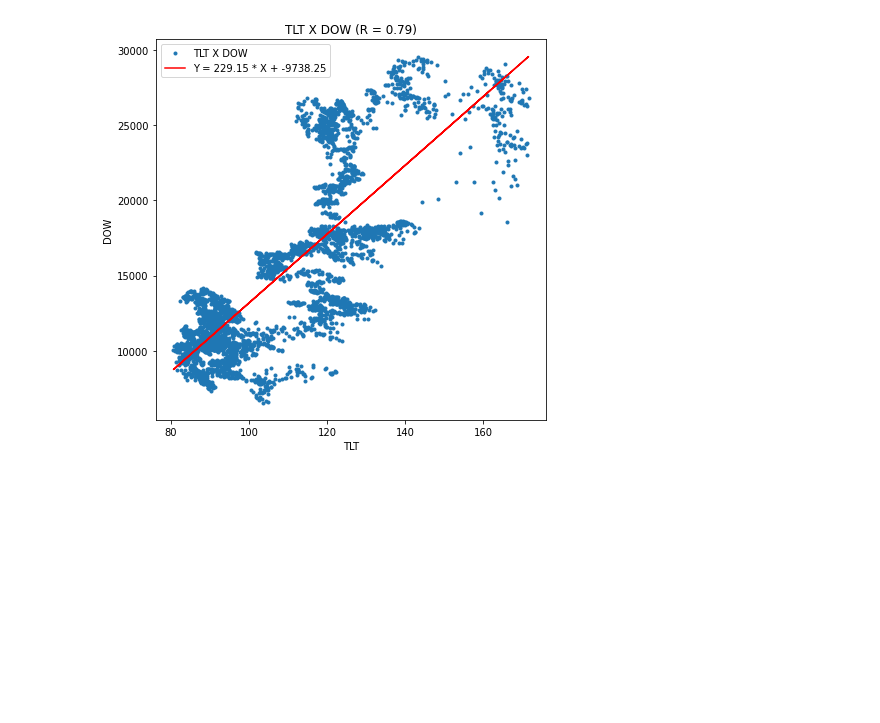
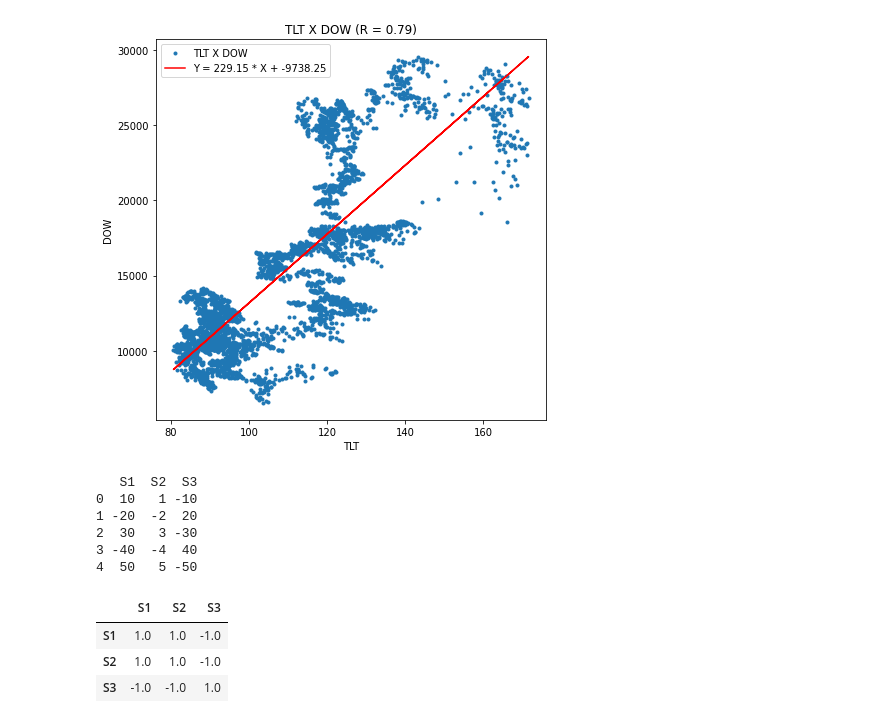
Before and after one commit to yeonhodev/python_stock_trading, a Jupyter notebook: kospi_dow_comparison.ipynb, the cells around one changed output. Drawn from its saved outputs; the diff is of its cells as text; code cells hidden in the pictures; blank space fills up the shorter version.

```diff
--- a/kospi_dow_comparison.ipynb
+++ b/kospi_dow_comparison.ipynb
@@ -297,3 +297,32 @@ plt.show()
 [*********************100%***********************]  1 of 1 completed
 [*********************100%***********************]  1 of 1 completed
 [figure]
+# %%
+# 상관계수에 따른 리스크 완화
+import pandas as pd
+
+# 임의의 정수로 시리즈를 생성한다.
+s1 = pd.Series([+10, -20, +30, -40, +50])
+# s2는 s1의 시리즈와 변동 비율과 부호가 같지만, 값은 다른 시리즈를 생성한다.
+s2 = pd.Series([+1, -2, +3, -4, +5])
+# s3는 s1의 시리즈와 절대값은 같지만, 부호가 다른 시리즈를 생성한다.
+s3 = pd.Series([-10, +20, -30, +40, -50])
+
+# s1, s2, s3를 칼럼으로 갖는 데이터프레임을 생성한다.
+df = pd.DataFrame({'S1': s1, 'S2': s2, 'S3': s3})
+print(df)
+# %% [output]
+   S1  S2  S3
+0  10   1 -10
+1 -20  -2  20
+2  30   3 -30
+3 -40  -4  40
+4  50   5 -50
+# %%
+# 데이터 프레임에서 제공하는 corr() 함수를 이용하여 각 시리즈 간의 상관관계를 확인해 보자.
+df.corr()
+# %% [output]
+|  | S1 | S2 | S3 |
+| S1 | 1.0 | 1.0 | -1.0 |
+| S2 | 1.0 | 1.0 | -1.0 |
+| S3 | -1.0 | -1.0 | 1.0 |
```
